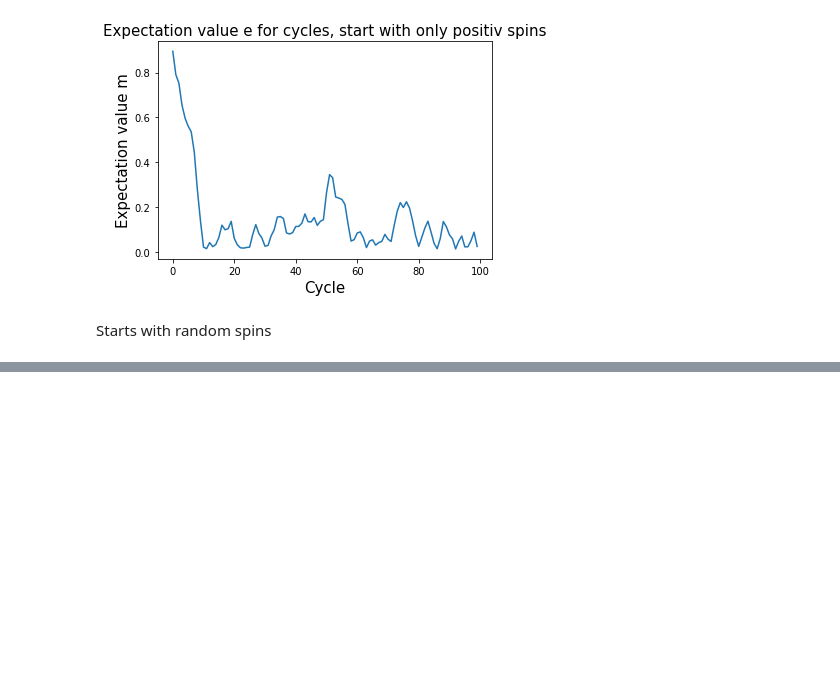
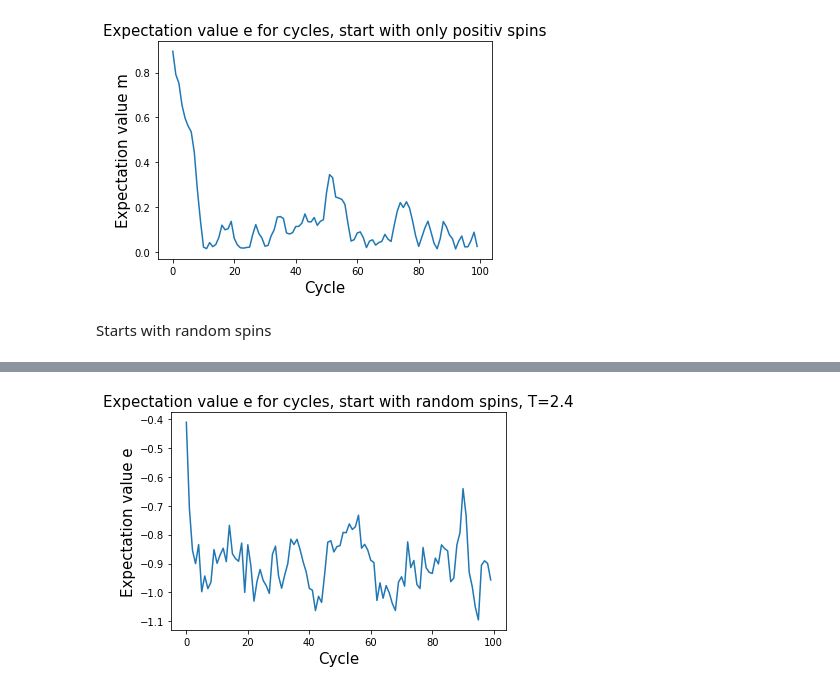
Before and after one commit to Norahelgeland/FYS4150_Proj4, a Jupyter notebook: Project 4.ipynb, the cells around one changed output, grey strips where cells are left out. Drawn from its saved outputs; the diff is of its cells as text; code cells hidden in the pictures; blank space fills up the shorter version.

```diff
--- a/Project 4.ipynb
+++ b/Project 4.ipynb
@@ -72,0 +102,19 @@ Starts with random spins
+# %%
+import matplotlib.pyplot as plt
+
+x = []
+y = []
+for line in open('Exp_e_m_random_2.4.txt', 'r'):
+    lines = [i for i in line.split()]
+    x.append(float(lines[0]))
+    y.append(float(lines[1]))
+
+fig = plt.figure()
+plt.title('Expectation value e for cycles, start with random spins, T=2.4', fontsize=15)
+plt.xlabel('Cycle', fontsize=15)
+plt.ylabel('Expectation value e', fontsize=15)
+plt.plot(x)
+
+plt.show()
+# %% [output]
+[figure, added]
```
Also changed, not shown: parts of 3 cells of this notebook, 4 other files.
